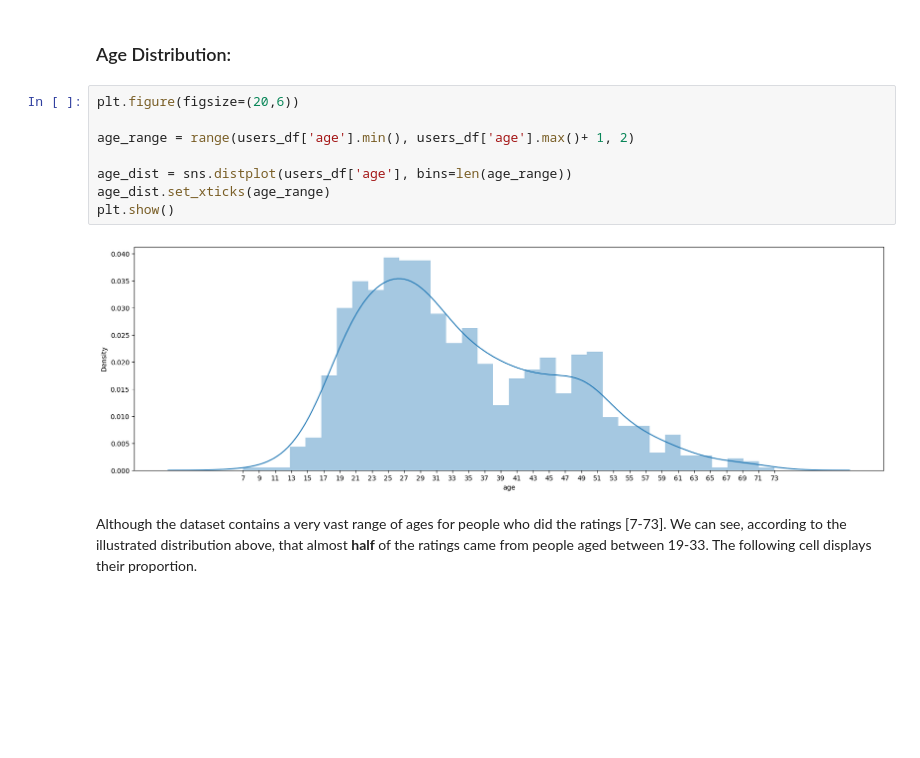
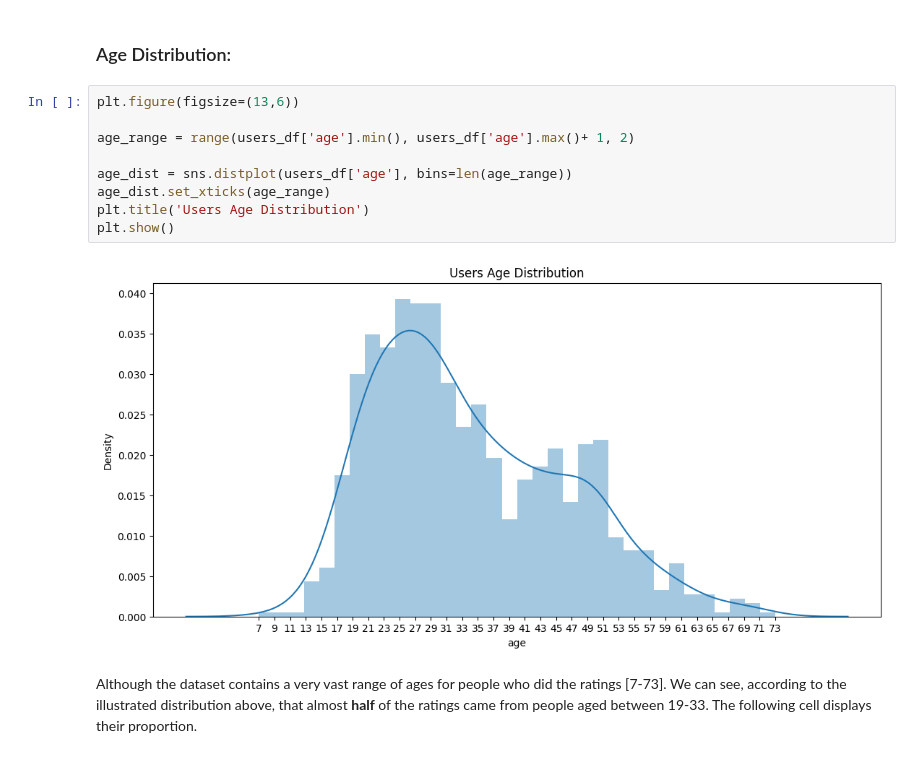
Before and after one commit to HamadaSalhab/movie-recommender-system, a Jupyter notebook: notebooks/1.0-initial-data-exploration.ipynb, the cells around one changed output. Saved outputs shown, nothing was run; the diff lists cells and outputs as text; blank space fills up the shorter version.

```diff
--- a/notebooks/1.0-initial-data-exploration.ipynb
+++ b/notebooks/1.0-initial-data-exploration.ipynb
@@ -209,15 +211,16 @@ No missing values for the users dataframe
 # %% [markdown]
 ### Age Distribution:
 # %%
-plt.figure(figsize=(20,6))
+plt.figure(figsize=(13,6))
 
 age_range = range(users_df['age'].min(), users_df['age'].max()+ 1, 2)
 
 age_dist = sns.distplot(users_df['age'], bins=len(age_range))
 age_dist.set_xticks(age_range)
+plt.title('Users Age Distribution')
 plt.show()
 # %% [output]
-[figure, old version]
+[figure, new version]
 # %% [markdown]
 Although the dataset contains a very vast range of ages for people who did the ratings [7-73]. We can see, according to the illustrated distribution above, that almost **half** of the ratings came from people aged between 19-33. The following cell displays their proportion.
 # %%
```
Also changed, not shown: parts of 11 cells of this notebook.
